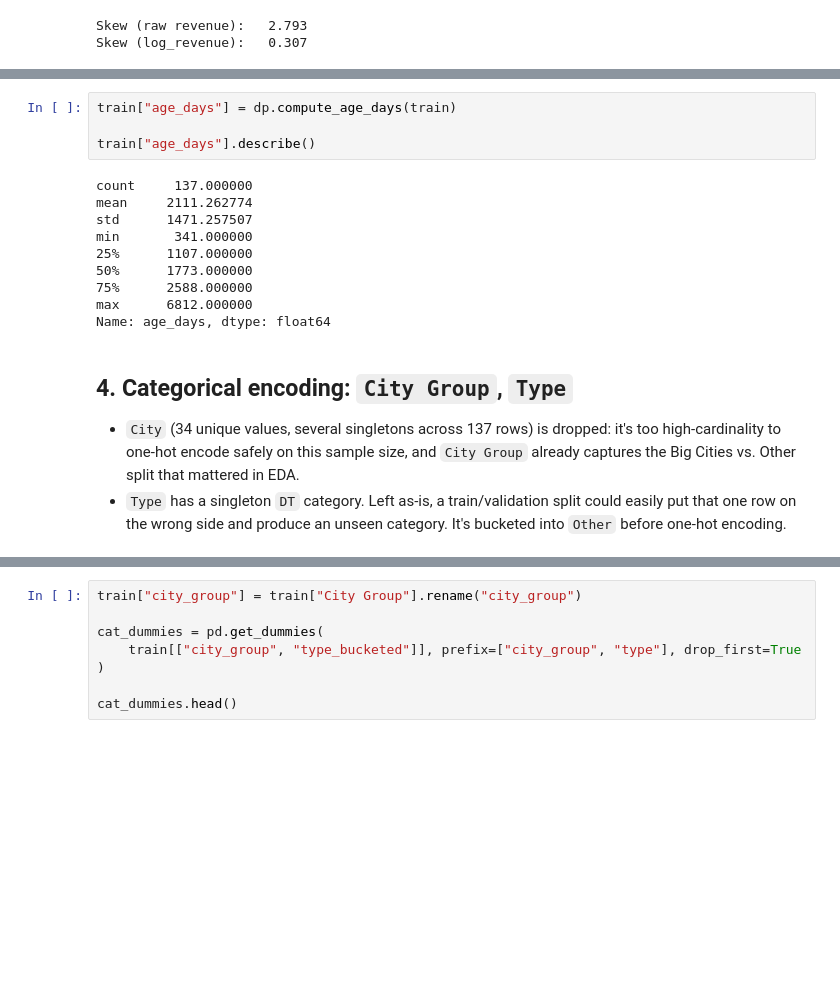
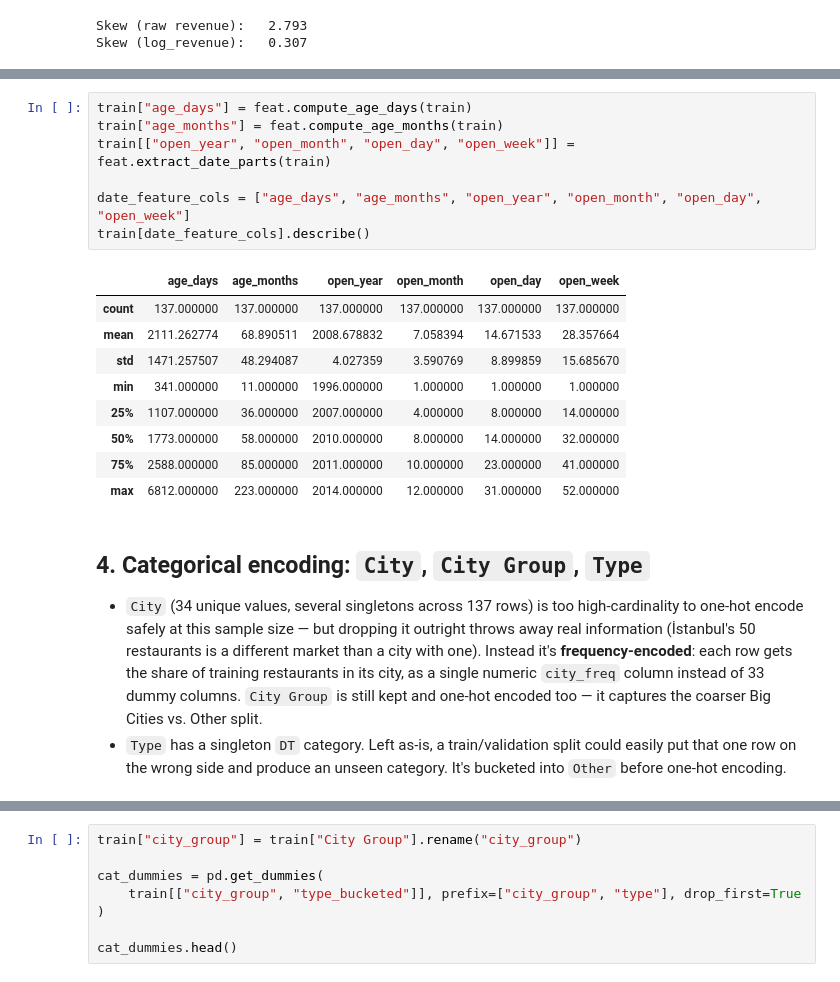
Before and after one commit to raqueljolis/tfi-revenue-case, a Jupyter notebook: notebooks/02_cleaning_features.ipynb, the cells around one changed output, grey strips where cells are left out. Saved outputs shown, nothing was run; the diff lists cells and outputs as text; blank space fills up the shorter version.

```diff
--- a/notebooks/02_cleaning_features.ipynb
+++ b/notebooks/02_cleaning_features.ipynb
@@ -57,23 +67,29 @@ Adding `age_days` as a variable
 # %%
-train["age_days"] = dp.compute_age_days(train)
+train["age_days"] = feat.compute_age_days(train)
+train["age_months"] = feat.compute_age_months(train)
+train[["open_year", "open_month", "open_day", "open_week"]] = feat.extract_date_parts(train)
 
-train["age_days"].describe()
+date_feature_cols = ["age_days", "age_months", "open_year", "open_month", "open_day", "open_week"]
+train[date_feature_cols].describe()
 # %% [output]
-count     137.000000
-mean     2111.262774
-std      1471.257507
-min       341.000000
-25%      1107.000000
-50%      1773.000000
-75%      2588.000000
-max      6812.000000
-Name: age_days, dtype: float64
+|  | age_days | age_months | open_year | open_month | open_day | open_week |
+| count | 137.000000 | 137.000000 | 137.000000 | 137.000000 | 137.000000 | 137.000000 |
+| mean | 2111.262774 | 68.890511 | 2008.678832 | 7.058394 | 14.671533 | 28.357664 |
+| std | 1471.257507 | 48.294087 | 4.027359 | 3.590769 | 8.899859 | 15.685670 |
+| min | 341.000000 | 11.000000 | 1996.000000 | 1.000000 | 1.000000 | 1.000000 |
+| 25% | 1107.000000 | 36.000000 | 2007.000000 | 4.000000 | 8.000000 | 14.000000 |
+| 50% | 1773.000000 | 58.000000 | 2010.000000 | 8.000000 | 14.000000 | 32.000000 |
+| 75% | 2588.000000 | 85.000000 | 2011.000000 | 10.000000 | 23.000000 | 41.000000 |
+| max | 6812.000000 | 223.000000 | 2014.000000 | 12.000000 | 31.000000 | 52.000000 |
 # %% [markdown]
-## 4. Categorical encoding: `City Group`, `Type`
+## 4. Categorical encoding: `City`, `City Group`, `Type`
 
-- `City` (34 unique values, several singletons across 137 rows) is dropped: it's too
-  high-cardinality to one-hot encode safely on this sample size, and `City Group` already
-  captures the Big Cities vs. Other split that mattered in EDA.
+- `City` (34 unique values, several singletons across 137 rows) is too high-cardinality to
+  one-hot encode safely at this sample size — but dropping it outright throws away real
+  information (İstanbul's 50 restaurants is a different market than a city with one). Instead
+  it's **frequency-encoded**: each row gets the share of training restaurants in its city, as a
+  single numeric `city_freq` column instead of 33 dummy columns. `City Group` is still kept and
+  one-hot encoded too — it captures the coarser Big Cities vs. Other split.
 - `Type` has a singleton `DT` category. Left as-is, a train/validation split could easily put
   that one row on the wrong side and produce an unseen category. It's bucketed into `Other`
   before one-hot encoding.
```
Also changed, not shown: parts of 14 cells of this notebook, 9 other files.
